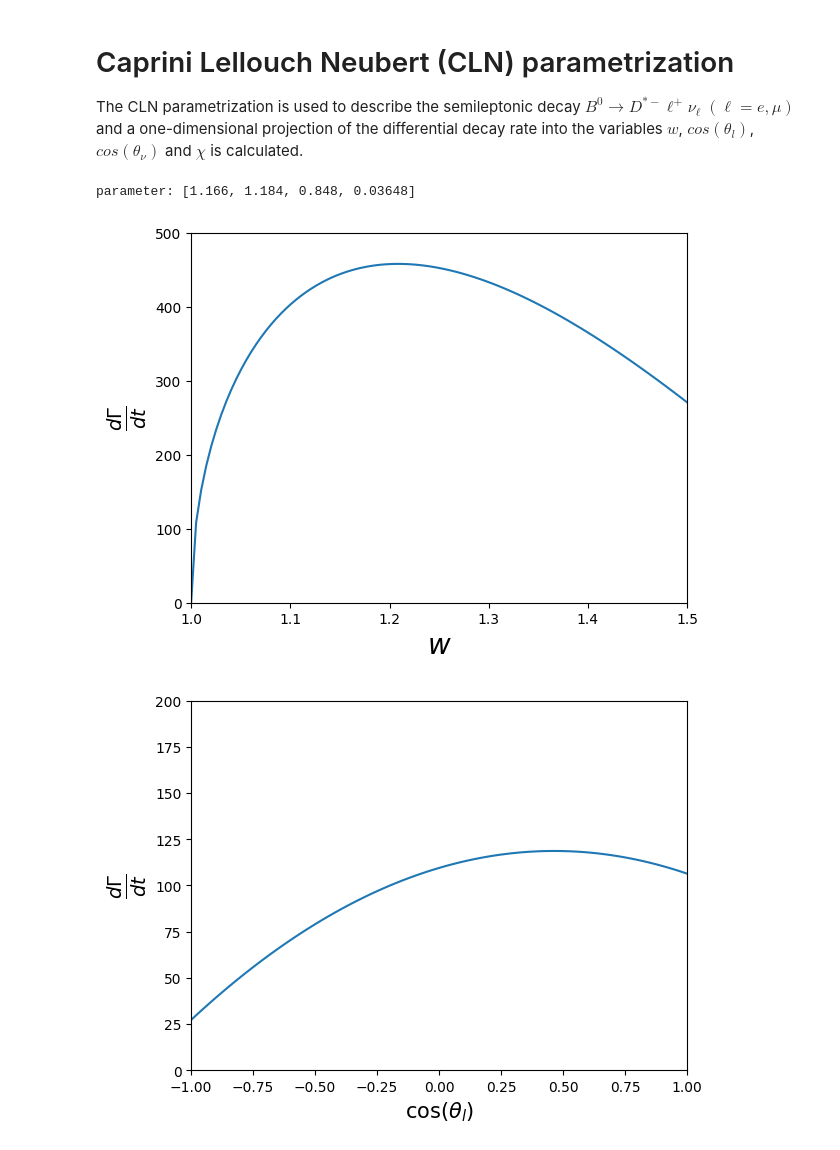
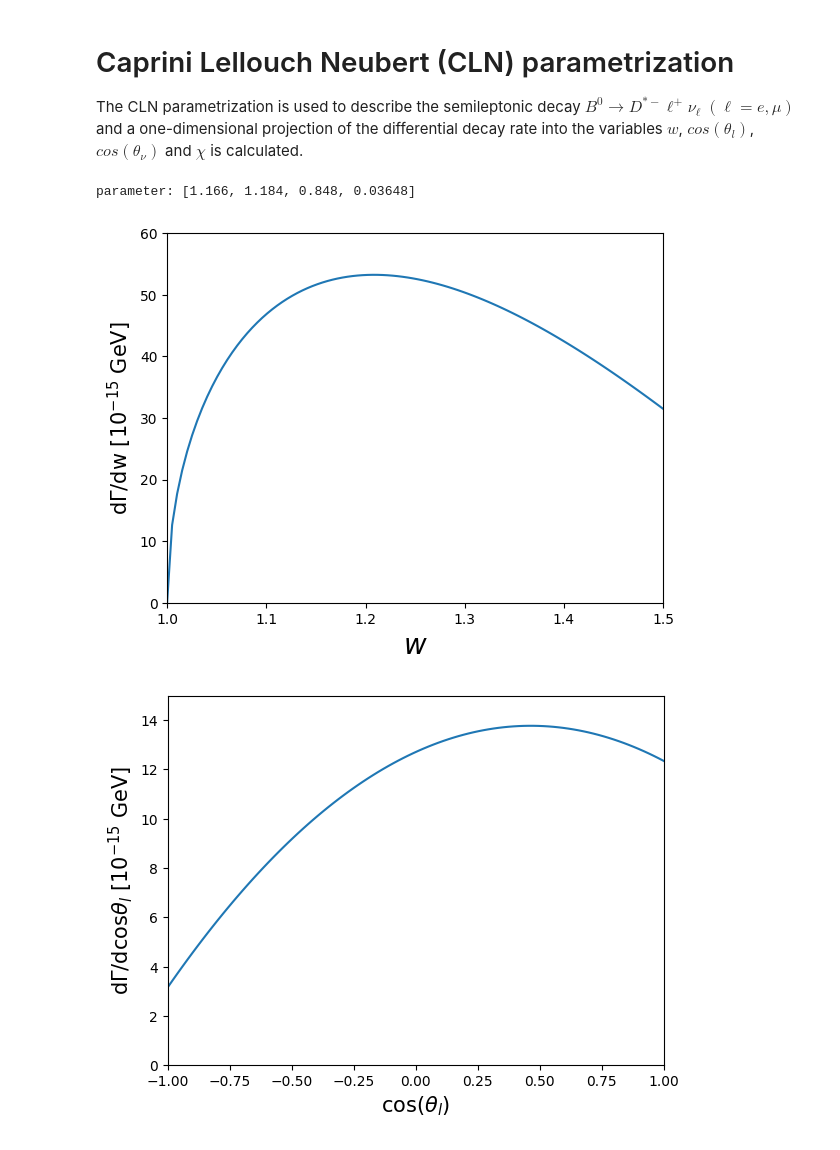
Before and after one commit to hanneskoessl/CLN, a Jupyter notebook: CLN_1dim.ipynb, the cells around one changed output. Cells and saved outputs as stored; diff of their text form; code cells hidden in the pictures.

```diff
--- a/CLN_1dim.ipynb
+++ b/CLN_1dim.ipynb
@@ -206,6 +206,7 @@ Ic[3]=Ic4(-np.pi,np.pi) #term 4
 # %%
 #four parameters: rho**2, R1(1), R2(1), Vcb*eta_EW*F(1)
 para = [1.166, 1.184, 0.848, 0.03648]
+rho2, R1_1, R2_1, Vcb_etaEW_F1 = para
 
 #Integral from w=1. to w=1.5
 Iw = np.zeros(shape=(4))
@@ -214,11 +215,21 @@ Iw[1]=Iw2(1.,1.5,para) #term 2
 Iw[2]=Iw3(1.,1.5,para) #term 3
 Iw[3]=Iw4(1.,1.5,para) #term 4
 
+GF = 1.16637 * 10**(-5)
+mDs = 2.01
+mB = 5.279
+#eta_EW = 1.0066
+eta_EW = 1.
+r = mDs/mB
+Amp = 3*mB*mDs**2/(4*(4*np.pi)**4) * GF**2 * Vcb_etaEW_F1**2 * 10**15
+
 def W(x,para):
+    rho2, R1_1, R2_1, Vcb_etaEW_F1 = para
     W =     w1(x,para)*Il[0]*In[0]*Ic[0]
     W = W + w2(x,para)*Il[1]*In[1]*Ic[1]
     W = W + w3(x,para)*Il[2]*In[2]*Ic[2]
     W = W + w4(x,para)*Il[3]*In[3]*Ic[3]
+    W = W * Amp
     return W
 
 def Cos_l(x):
@@ -226,6 +237,7 @@ def Cos_l(x):
     Cos_l = Cos_l + Iw[1]*l2(x)*In[1]*Ic[1]
     Cos_l = Cos_l + Iw[2]*l3(x)*In[2]*Ic[2]
     Cos_l = Cos_l + Iw[3]*l4(x)*In[3]*Ic[3]
+    Cos_l = Cos_l * Amp
     return Cos_l
 
 def Cos_nu(x):
@@ -233,6 +245,7 @@ def Cos_nu(x):
     Cos_nu = Cos_nu + Iw[1]*Il[1]*n2(x)*Ic[1]
     Cos_nu = Cos_nu + Iw[2]*Il[2]*n3(x)*Ic[2]
     Cos_nu = Cos_nu + Iw[3]*Il[3]*n4(x)*Ic[3]
+    Cos_nu = Cos_nu * Amp
     return Cos_nu
 
 def Chi(x):
@@ -240,42 +253,43 @@ def Chi(x):
     Chi = Chi + Iw[1]*Il[1]*In[1]*c2(x)
     Chi = Chi + Iw[2]*Il[2]*In[2]*c3(x)
     Chi = Chi + Iw[3]*Il[3]*In[3]*c4(x)
+    Chi = Chi * Amp
     return Chi
 
 print("parameter:",para)
 
 x_w=np.linspace(1., 1.5, 100)
 plt.plot(x_w, W(x_w,para))
-plt.ylim(0., 500.)
+plt.ylim(0., 60)
 plt.xlim(1., 1.5)
 plt.xlabel(r'$w$', fontsize=20)
-plt.ylabel(r'$\frac{d\Gamma}{dt}$', fontsize=20)
+plt.ylabel(r'd$\Gamma$/dw [10$^{-15}$ GeV]', fontsize=15)
 plt.show()
 
 x_l=np.linspace(-1., 1., 100)
 plt.plot(x_l, Cos_l(x_l))
-plt.ylim(0., 200.)
+plt.ylim(0., 15)
 plt.xlim(-1., 1.)
 plt.xlabel(r'cos($\theta_l$)', fontsize=15)
-plt.ylabel(r'$\frac{d\Gamma}{dt}$', fontsize=20)
+plt.ylabel(r'd$\Gamma$/dcos$\theta_l$ [10$^{-15}$ GeV]', fontsize=15)
 plt.show()
 
 x_nu=np.linspace(-1., 1., 100)
 plt.plot(x_nu, Cos_nu(x_nu))
-plt.ylim(0., 200.)
+plt.ylim(0., 20)
 plt.xlim(-1., 1.)
 plt.xlabel(r'cos($\theta_{\nu}$)', fontsize=15)
-plt.ylabel(r'$\frac{d\Gamma}{dt}$', fontsize=20)
+plt.ylabel(r'd$\Gamma$/dcos$\theta_{\nu}$ [10$^{-15}$ GeV]', fontsize=15)
 plt.show()
 
 x_c=np.linspace(-np.pi,np.pi, 100)
 plt.plot(x_c, Chi(x_c))
-plt.ylim(0.,50.)
+plt.ylim(0., 5.)
 plt.xlim(-np.pi, np.pi)
 plt.xlabel(r'$\chi$', fontsize=15)
-plt.ylabel(r'$\frac{d\Gamma}{dt}$', fontsize=20)
+plt.ylabel(r'd$\Gamma$/d$\chi$ [10$^{-15}$ GeV]', fontsize=15)
 plt.show()
 # %% [output]
 parameter: [1.166, 1.184, 0.848, 0.03648]
-[figure, old version]
+[figure, new version]
-[figure, old version]
+[figure, new version]
```
Also changed, not shown: parts of 1 cell of this notebook.
